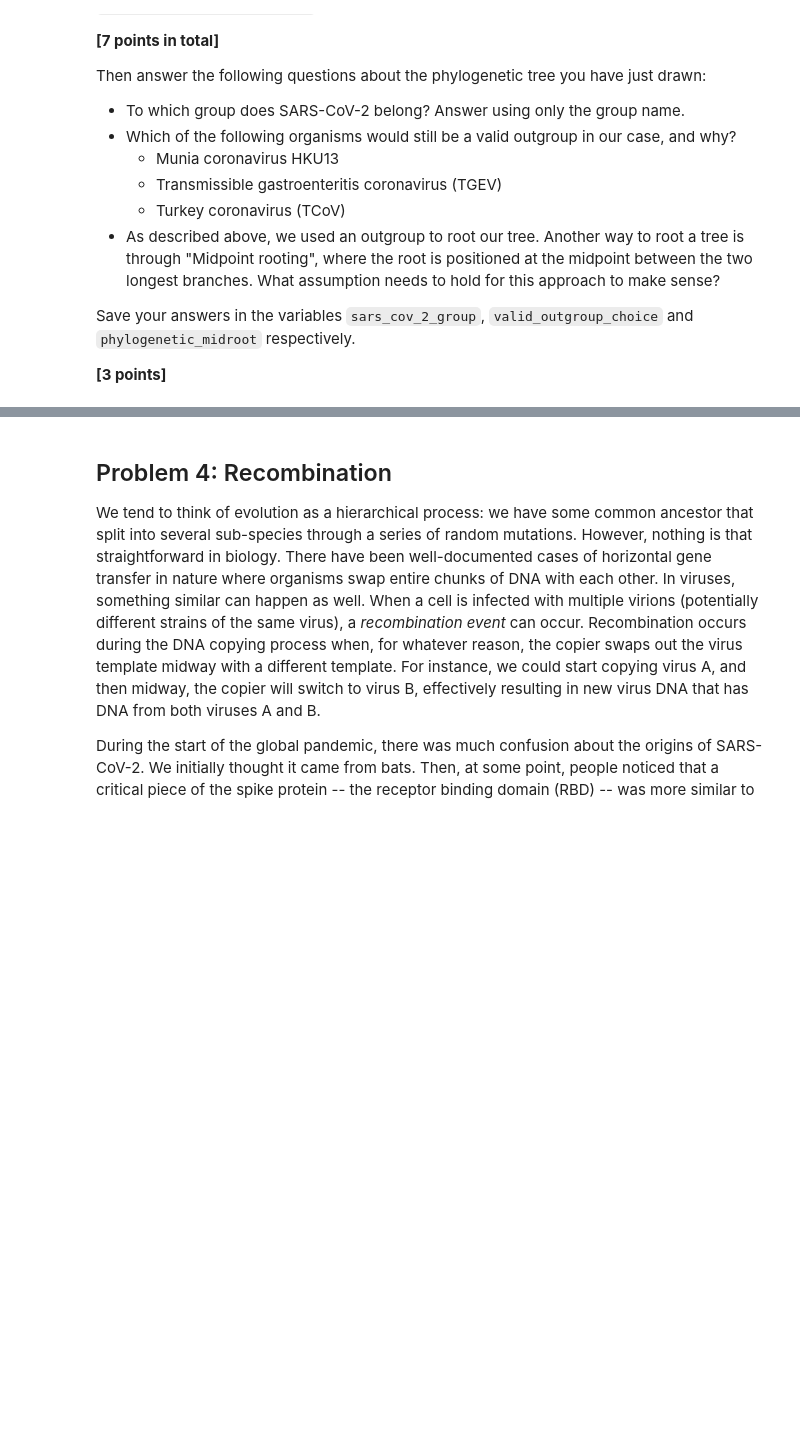
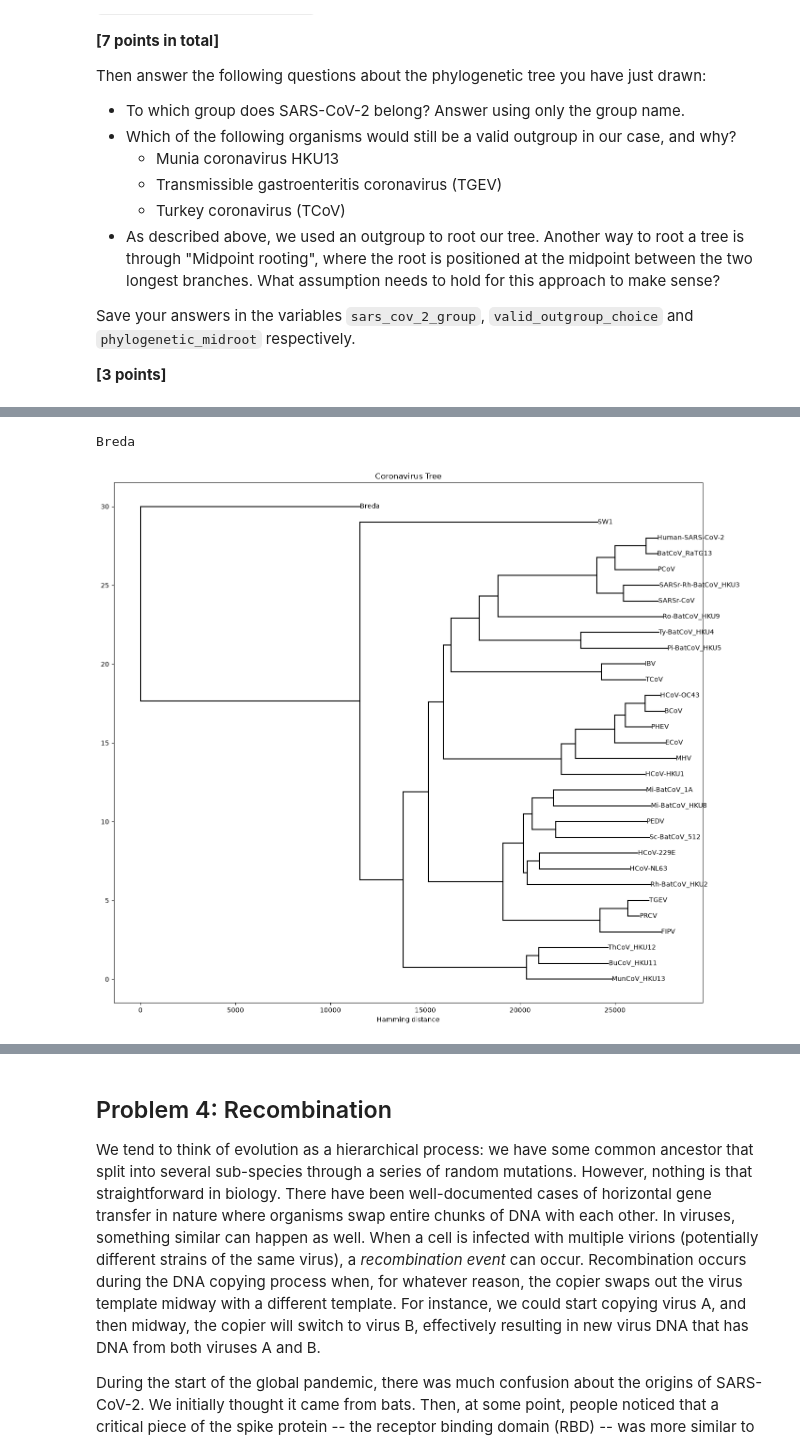
Before and after one commit to Shaelynnnn/assign_phylo, a Jupyter notebook: phylo_workbook.ipynb, the cells around one changed output, grey strips where cells are left out. Drawn from its saved outputs; the diff is of its cells as text; code cells hidden in the pictures; blank space fills up the shorter version.

```diff
--- a/phylo_workbook.ipynb
+++ b/phylo_workbook.ipynb
@@ -166,0 +258,32 @@ Save your answers in the variables `sars_cov_2_group`, `valid_outgroup_choice` a
+# %%
+# 3b help function
+def find_node_by_name(node, target_name):
+    if node is None:
+        return None
+    if node.name == target_name:
+        return node
+    left_result = find_node_by_name(node.left, target_name)
+    if left_result is not None:
+        return left_result
+    return find_node_by_name(node.right, target_name)
+# %%
+# 3b
+from helper_functions import reroot_tree
+
+breda_node = find_node_by_name(tree, "Breda")
+assert breda_node is not None
+print(breda_node.name)
+
+rerooted_tree = reroot_tree(tree, breda_node)
+
+fig, ax = plt.subplots(figsize=(14, 12))
+plot_nj_tree(rerooted_tree, ax=ax)
+
+ax.set_title("Coronavirus Tree")
+ax.set_xlabel("Hamming distance")
+
+plt.tight_layout()
+plt.show()
+# %% [output]
+Breda
+[figure, added]
```
Also changed, not shown: parts of 6 cells of this notebook, 2 other files.
